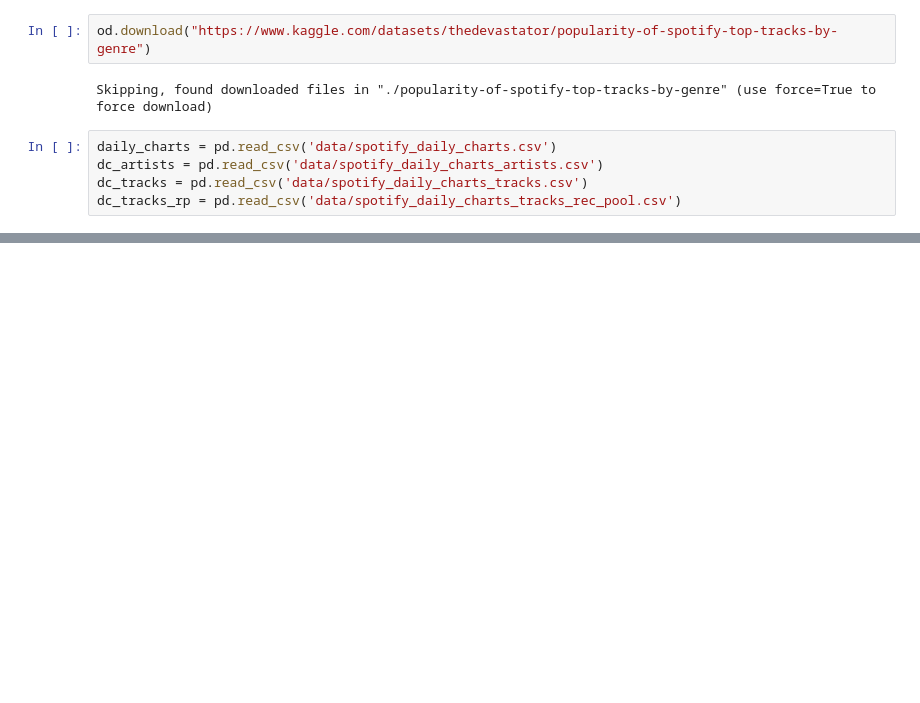
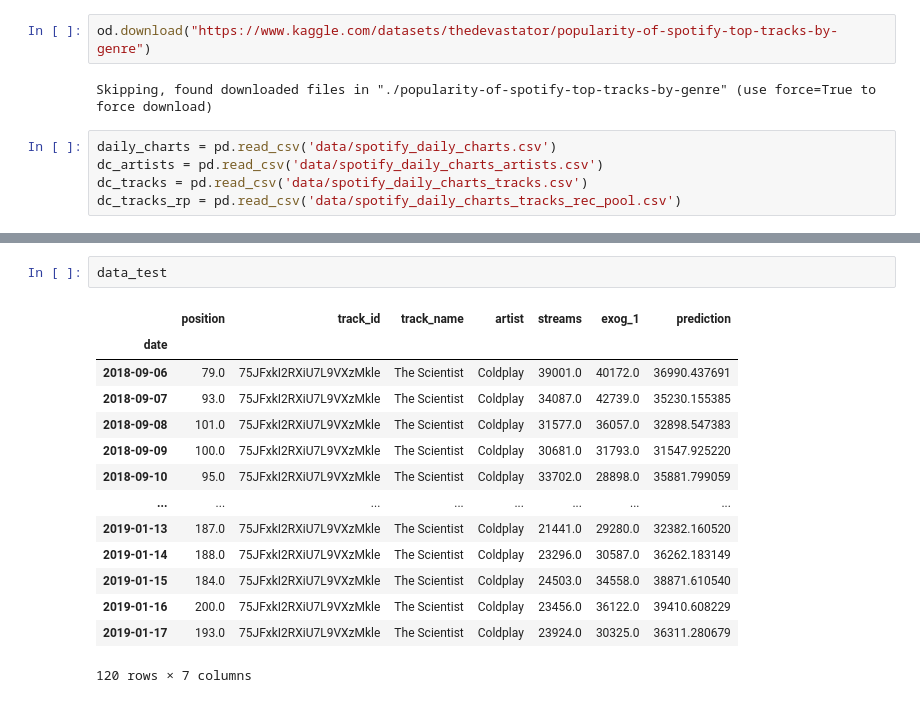
Before and after one commit to analeite/spotify-track-list-kaggle-LABBDVI-FATEC2SEM2022, a Jupyter notebook: spotify_daily_charts.ipynb, the cells around one changed output, grey strips where cells are left out. Saved outputs shown, nothing was run; the diff lists cells and outputs as text; blank space fills up the shorter version.

```diff
--- a/spotify_daily_charts.ipynb
+++ b/spotify_daily_charts.ipynb
@@ -158,0 +199,17 @@ Registros Track Data: 2131
+# %%
+data_test
+# %% [output]
+|  | position | track_id | track_name | artist | streams | exog_1 | prediction |
+| date |  |  |  |  |  |  |  |
+| 2018-09-06 | 79.0 | 75JFxkI2RXiU7L9VXzMkle | The Scientist | Coldplay | 39001.0 | 40172.0 | 36990.437691 |
+| 2018-09-07 | 93.0 | 75JFxkI2RXiU7L9VXzMkle | The Scientist | Coldplay | 34087.0 | 42739.0 | 35230.155385 |
+| 2018-09-08 | 101.0 | 75JFxkI2RXiU7L9VXzMkle | The Scientist | Coldplay | 31577.0 | 36057.0 | 32898.547383 |
+| 2018-09-09 | 100.0 | 75JFxkI2RXiU7L9VXzMkle | The Scientist | Coldplay | 30681.0 | 31793.0 | 31547.925220 |
+| 2018-09-10 | 95.0 | 75JFxkI2RXiU7L9VXzMkle | The Scientist | Coldplay | 33702.0 | 28898.0 | 35881.799059 |
+| ... | ... | ... | ... | ... | ... | ... | ... |
+| 2019-01-13 | 187.0 | 75JFxkI2RXiU7L9VXzMkle | The Scientist | Coldplay | 21441.0 | 29280.0 | 32382.160520 |
+| 2019-01-14 | 188.0 | 75JFxkI2RXiU7L9VXzMkle | The Scientist | Coldplay | 23296.0 | 30587.0 | 36262.183149 |
+| 2019-01-15 | 184.0 | 75JFxkI2RXiU7L9VXzMkle | The Scientist | Coldplay | 24503.0 | 34558.0 | 38871.610540 |
+| 2019-01-16 | 200.0 | 75JFxkI2RXiU7L9VXzMkle | The Scientist | Coldplay | 23456.0 | 36122.0 | 39410.608229 |
+| 2019-01-17 | 193.0 | 75JFxkI2RXiU7L9VXzMkle | The Scientist | Coldplay | 23924.0 | 30325.0 | 36311.280679 |
+120 rows × 7 columns
```
Also changed, not shown: parts of 22 cells of this notebook.
